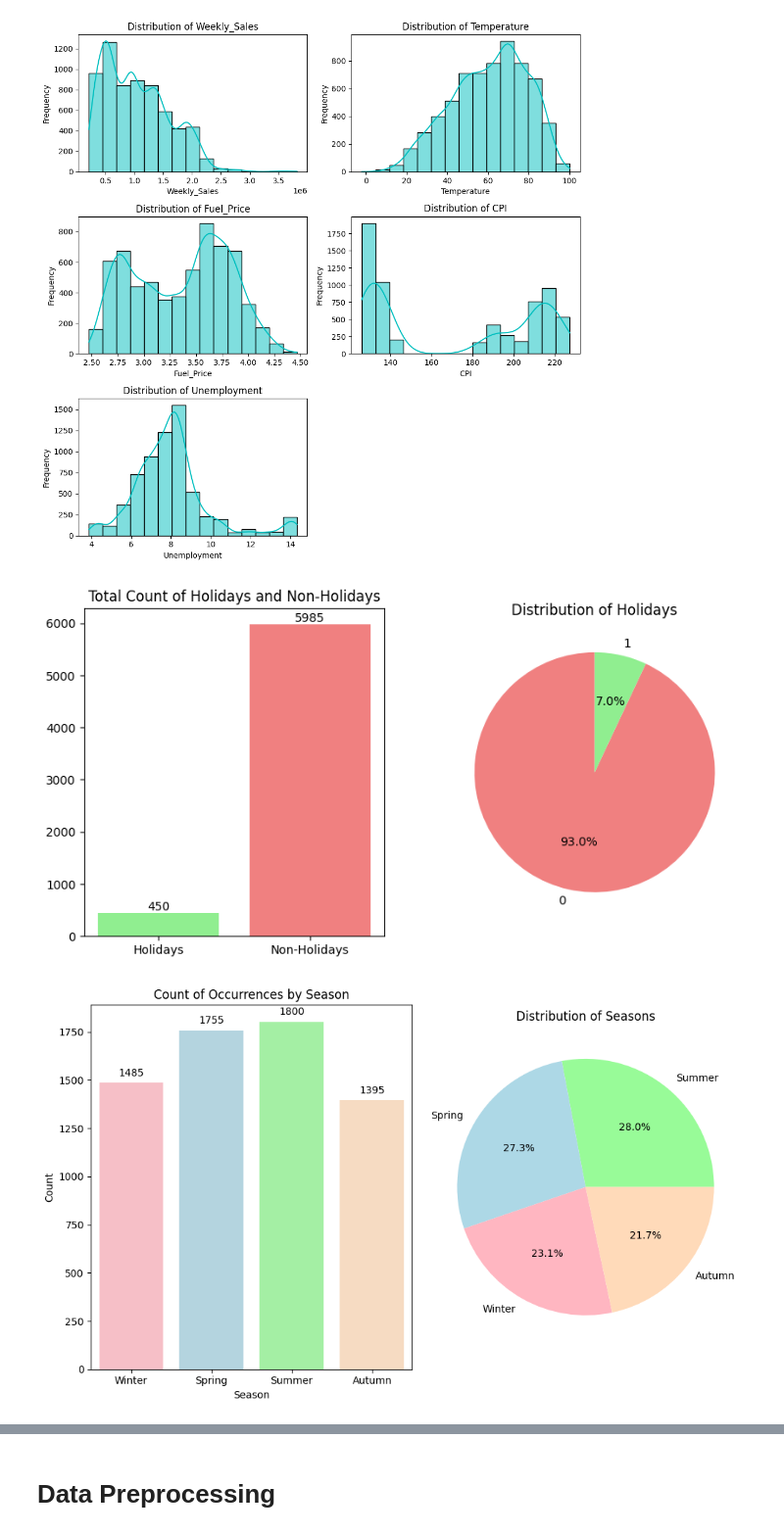
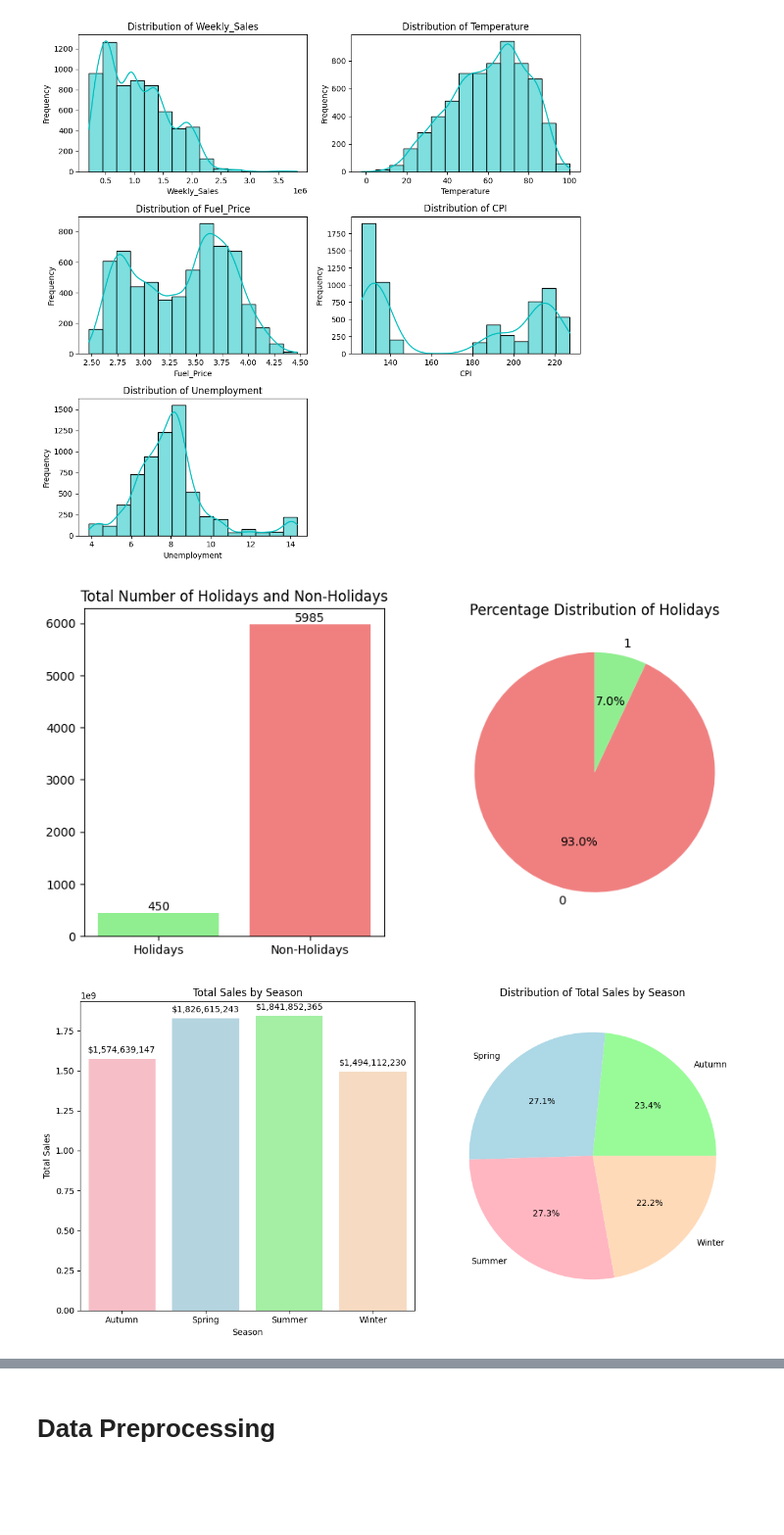
Before and after one commit to rydzze/Regression-Decision-Tree-on-Walmart-Dataset, a Jupyter notebook: regression-decision-tree.ipynb, the cells around one changed output, grey strips where cells are left out. Shown at 98% size. Saved outputs shown, nothing was run; the diff lists cells and outputs as text; code cells hidden in the pictures; blank space fills up the shorter version.

Commit message:
analyse data

```diff
--- a/regression-decision-tree.ipynb
+++ b/regression-decision-tree.ipynb
@@ -73,10 +69,8 @@ Categorical Features:
 Index(['Date'], dtype='object')
 # %%
 def seasonName(quarter):
-    if quarter == 1: return 'Winter'
-    elif quarter == 2: return 'Spring'
-    elif quarter == 3: return 'Summer'
-    else: return 'Autumn'
+    seasonMapping = {1: 'Winter', 2: 'Spring', 3: 'Summer', 4: 'Autumn'}
+    return seasonMapping.get(quarter, 'Unknown')
 
 data['Date'] = pd.to_datetime(data['Date'], format = "%d-%m-%Y")
 data['Week'] = data['Date'].dt.isocalendar().week.astype('int32')
@@ -100,49 +94,50 @@ plt.show()
 # %% [output]
 [figure]
 # %%
-holiday_counts = data['Holiday_Flag'].value_counts()
+holidayFlagCounts = data['Holiday_Flag'].value_counts()
 
-total_holidays = holiday_counts.get(1, 0)
-total_non_holidays = holiday_counts.get(0, 0)
+totalHolidays = holidayFlagCounts.get(1, 0)
+totalNonHolidays = holidayFlagCounts.get(0, 0)
 
-plt.figure(figsize=(10, 5))
+plt.figure(figsize = (10, 5))
 
 plt.subplot(1, 2, 1)
-bars = plt.bar(['Holidays', 'Non-Holidays'], [total_holidays, total_non_holidays], color=['lightgreen', 'lightcoral'])
-plt.title('Total Count of Holidays and Non-Holidays')
+bars = plt.bar(['Holidays', 'Non-Holidays'], [totalHolidays, totalNonHolidays], color = ['lightgreen', 'lightcoral'])
+plt.title("Total Number of Holidays and Non-Holidays")
 
 for bar in bars:
     yval = bar.get_height()
-    plt.text(bar.get_x() + bar.get_width() / 2, yval, int(yval), ha = 'center', va='bottom')
+    plt.text(bar.get_x() + bar.get_width() / 2, yval, int(yval), ha = 'center', va = 'bottom')
 
 plt.subplot(1, 2, 2)
-plt.pie(holiday_counts, labels=holiday_counts.index, autopct='%1.1f%%', startangle=90, colors=['lightcoral', 'lightgreen'])
-plt.title('Distribution of Holidays')
+plt.pie(holidayFlagCounts, labels = holidayFlagCounts.index, autopct = '%1.1f%%', startangle = 90, colors = ['lightcoral', 'lightgreen'])
+plt.title("Percentage Distribution of Holidays")
 
 plt.show()
 # %% [output]
-[figure, old version]
+[figure, new version]
 # %%
-season_counts = data['Season'].value_counts()
+seasonCounts = data['Season'].value_counts()
+seasonOrder = ['Winter', 'Spring', 'Summer', 'Autumn']
 
-season_order = ['Winter', 'Spring', 'Summer', 'Autumn']
+totalSalesBySeason = data.groupby('Season')['Weekly_Sales'].sum().sort_index()
 
-plt.figure(figsize = (10, 6))
+plt.figure(figsize = (12, 6))
 
 plt.subplot(1, 2, 1)
-ax = sns.countplot(data = data, x = 'Season', order = season_order, palette = ['#FFB6C1', '#ADD8E6', '#98FB98', '#FFDAB9'])
+ax = sns.barplot(x = totalSalesBySeason.index, y = totalSalesBySeason.values, palette = ['#FFB6C1', '#ADD8E6', '#98FB98', '#FFDAB9'])
 for p in ax.patches:
-    ax.annotate(f'{int(p.get_height())}', (p.get_x() + p.get_width() / 2., p.get_height()),
+    ax.annotate(f'${int(p.get_height()):,.0f}', (p.get_x() + p.get_width() / 2., p.get_height()),
                 ha = 'center', va = 'center', xytext = (0, 10), textcoords = 'offset points')
 plt.xlabel('Season')
-plt.ylabel('Count')
-plt.title('Count of Occurrences by Season')
+plt.ylabel('Total Sales')
+plt.title('Total Sales by Season')
 
 plt.subplot(1, 2, 2)
-plt.pie(season_counts, labels = season_counts.index, autopct = '%1.1f%%', colors = ['#98FB98', '#ADD8E6', '#FFB6C1', '#FFDAB9'])
-plt.title('Distribution of Seasons')
+plt.pie(totalSalesBySeason, labels = totalSalesBySeason.index, autopct = '%1.1f%%', colors = ['#98FB98', '#ADD8E6', '#FFB6C1', '#FFDAB9'])
+plt.title('Distribution of Total Sales by Season')
 
 plt.tight_layout()
 plt.show()
 # %% [output]
-[figure, old version]
+[figure, new version]
```
Also changed, not shown: parts of 35 cells of this notebook.
